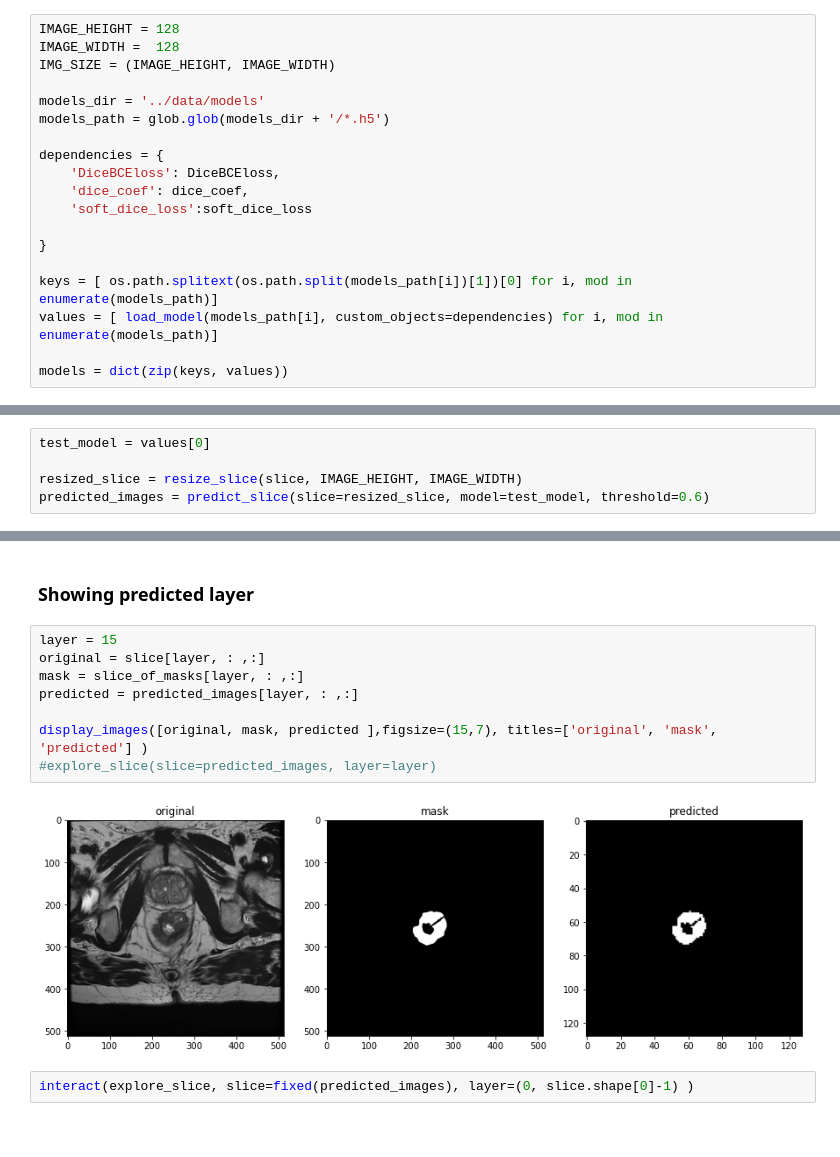
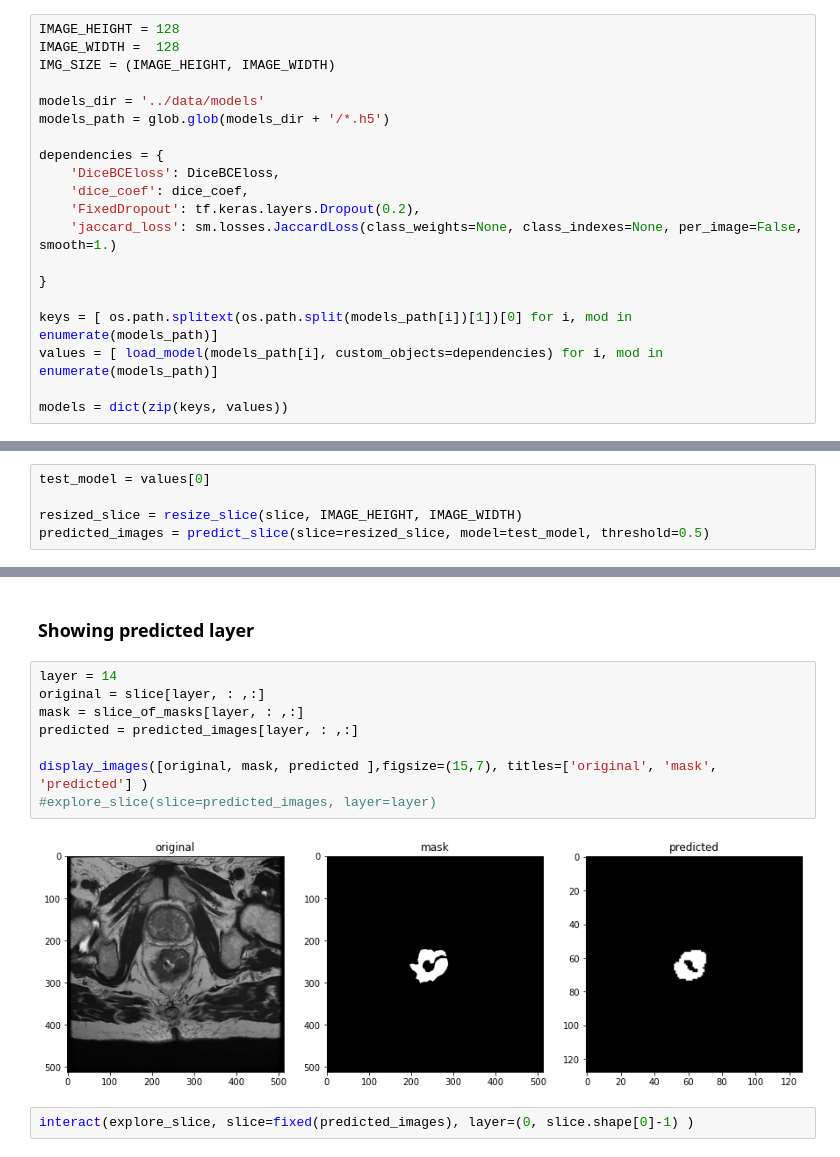
Before and after one commit to giuseppefilitto/img-segm, a Jupyter notebook: notebooks/3D-mesh.ipynb, the cells around one changed output, grey strips where cells are left out. Drawn from its saved outputs; the diff is of its cells as text.

```diff
--- a/notebooks/3D-mesh.ipynb
+++ b/notebooks/3D-mesh.ipynb
@@ -48,7 +50,8 @@ models_path = glob.glob(models_dir + '/*.h5')
 dependencies = {
     'DiceBCEloss': DiceBCEloss,
     'dice_coef': dice_coef,
-    'soft_dice_loss':soft_dice_loss
+    'FixedDropout': tf.keras.layers.Dropout(0.2),
+    'jaccard_loss': sm.losses.JaccardLoss(class_weights=None, class_indexes=None, per_image=False, smooth=1.)
 
 }
 
@@ -96,21 +99,21 @@ dict_keys(['UNET-L4-F64_128_128_opt=adam_loss=binary_crossentropy', 'UNET-L4-F64
 test_model = values[0]
 
 resized_slice = resize_slice(slice, IMAGE_HEIGHT, IMAGE_WIDTH)
-predicted_images = predict_slice(slice=resized_slice, model=test_model, threshold=0.6)
+predicted_images = predict_slice(slice=resized_slice, model=test_model, threshold=0.5)
 # %%
 slice_of_masks = mask_slice(slice=slice, rois=rois)
 # %% [markdown]
 ### Showing predicted layer
 # %%
-layer = 15
+layer = 14
 original = slice[layer, : ,:]
 mask = slice_of_masks[layer, : ,:]
 predicted = predicted_images[layer, : ,:]
 
 display_images([original, mask, predicted ],figsize=(15,7), titles=['original', 'mask', 'predicted'] )
 #explore_slice(slice=predicted_images, layer=layer)
 # %% [output]
-[figure, old version]
+[figure, new version]
 # %%
 interact(explore_slice, slice=fixed(predicted_images), layer=(0, slice.shape[0]-1) )
 # %% [output]
```
Also changed, not shown: parts of 3 cells of this notebook.
